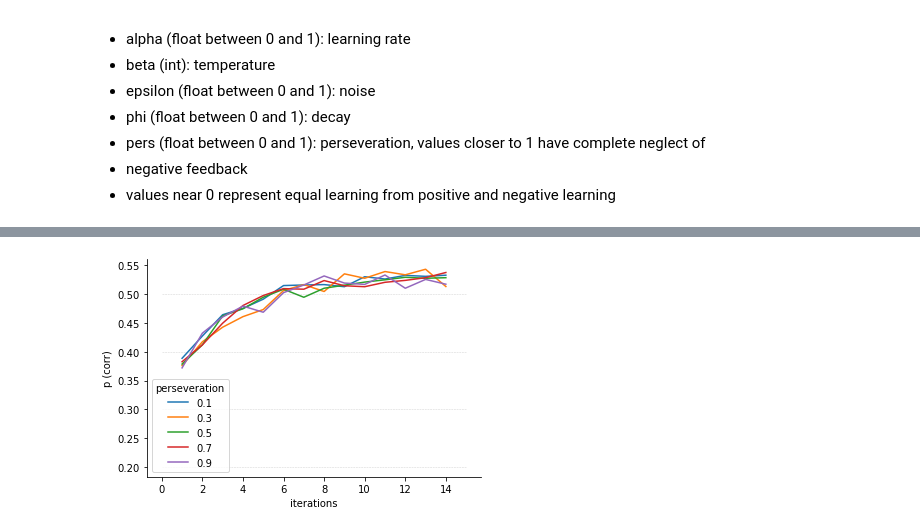
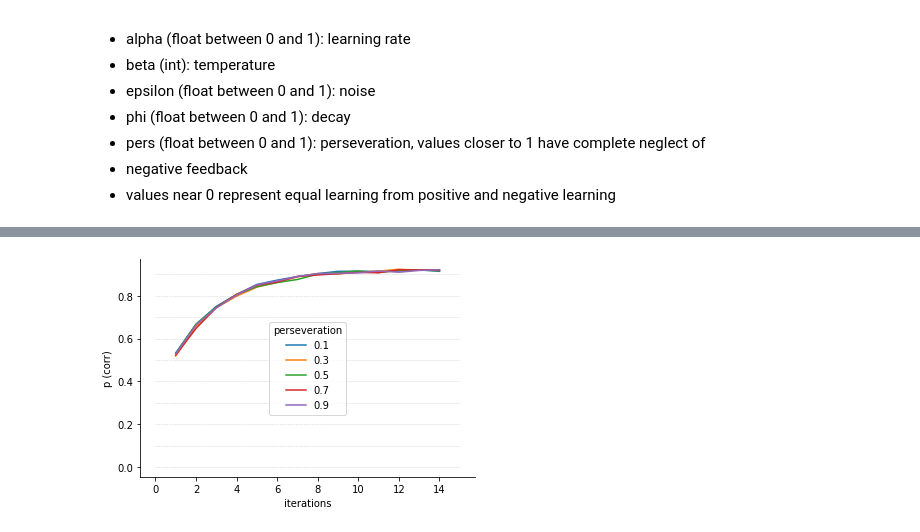
Before and after one commit to alebel14/impulsivity, a Jupyter notebook: RL Implementation.ipynb, the cells around one changed output, grey strips where cells are left out. Saved outputs shown, nothing was run; the diff lists cells and outputs as text; code cells hidden in the pictures.

```diff
--- a/RL Implementation.ipynb
+++ b/RL Implementation.ipynb
@@ -515,7 +594,7 @@ for i in all_correct.keys():
     plt.plot(list(range(1, 15)), np.mean(np.array(all_correct[i]), axis=0), label=i)
     #plt.fill_between(list(range(1, 15)), [i-j for i, j in zip(np.mean(np.array(all_correct[i]), axis=0), np.mean(np.array(all_sem[i]), axis=0))], [i+j for i, j in zip(np.mean(np.array(all_correct[i]), axis=0), np.mean(np.array(all_sem[i]), axis=0))], alpha=0.3)
 
-for y in range(20, 60, 10):
+for y in range(0, 100, 10):
      plt.plot([0, 8, 14, 15], [y/100]*4, '--', lw=0.5, color='dimgray', alpha=0.3)
 
 plt.legend(title='Epsilon')
@@ -536,7 +615,8 @@ for p in range (10, 100, 20):
     correct = []
     correct_sem = []
     for i in range(1000):
-        model = simulate_RL6(0.9, 0.9, 0.1, p/100, 0.6, 100)
+        model = simulate_RL6(alpha, beta, epsilon, p/100, pers, T, actions, r)
+
         model.fit()
         model.get_delay()
         model.get_iteration()
@@ -560,7 +640,7 @@ for i in all_correct.keys():
     plt.plot(list(range(1, 15)), np.mean(np.array(all_correct[i]), axis=0), label=i)
     #plt.fill_between(list(range(1, 15)), [i-j for i, j in zip(np.mean(np.array(all_correct[i]), axis=0), np.mean(np.array(all_sem[i]), axis=0))], [i+j for i, j in zip(np.mean(np.array(all_correct[i]), axis=0), np.mean(np.array(all_sem[i]), axis=0))], alpha=0.3)
 
-for y in range(20, 60, 10):
+for y in range(0, 100, 10):
      plt.plot([0, 8, 14, 15], [y/100]*4, '--', lw=0.5, color='dimgray', alpha=0.3)
 
 plt.legend(title='phi')
@@ -581,7 +661,8 @@ for p in range (10, 100, 20):
     correct = []
     correct_sem = []
     for i in range(1000):
-        model = simulate_RL6(0.9, 0.9, 0.1, 0.1, p/100, 100)
+        model = simulate_RL6(alpha, beta, epsilon, phi, p/100, T, actions, r)
+
         model.fit()
         model.get_delay()
         model.get_iteration()
@@ -621,22 +689,22 @@ KeyboardInterrupt:
 # %%
 plt.figure()
 ax = plt.subplot(111)
 
 for i in all_correct.keys():
     plt.plot(list(range(1, 15)), np.mean(np.array(all_correct[i]), axis=0), label=i)
     #plt.fill_between(list(range(1, 15)), [i-j for i, j in zip(np.mean(np.array(all_correct[i]), axis=0), np.mean(np.array(all_sem[i]), axis=0))], [i+j for i, j in zip(np.mean(np.array(all_correct[i]), axis=0), np.mean(np.array(all_sem[i]), axis=0))], alpha=0.3)
 
-for y in range(20, 60, 10):
+for y in range(0, 100, 10):
      plt.plot([0, 8, 14, 15], [y/100]*4, '--', lw=0.5, color='dimgray', alpha=0.3)
 
 plt.legend(title='perseveration')
 plt.xlabel('iterations')
 plt.ylabel('p (corr)')
 ax.spines['top'].set_visible(False)
 ax.spines['right'].set_visible(False)
 ax.spines['bottom'].set_visible(True)
 ax.spines['left'].set_visible(True)
 
 plt.show()
 # %% [output]
-[figure, old version]
+[figure, new version]
```
Also changed, not shown: parts of 34 cells of this notebook, 1 other file.
